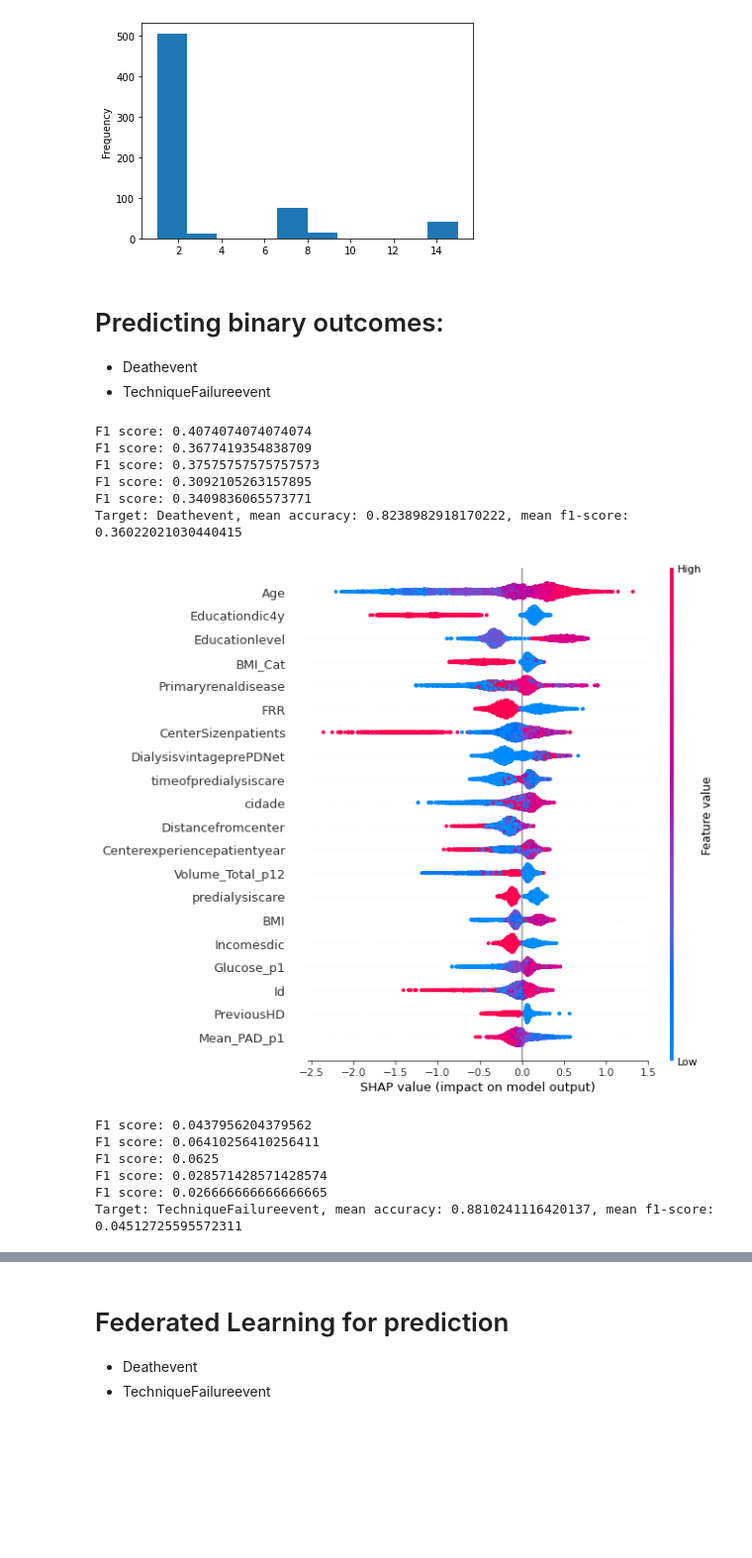
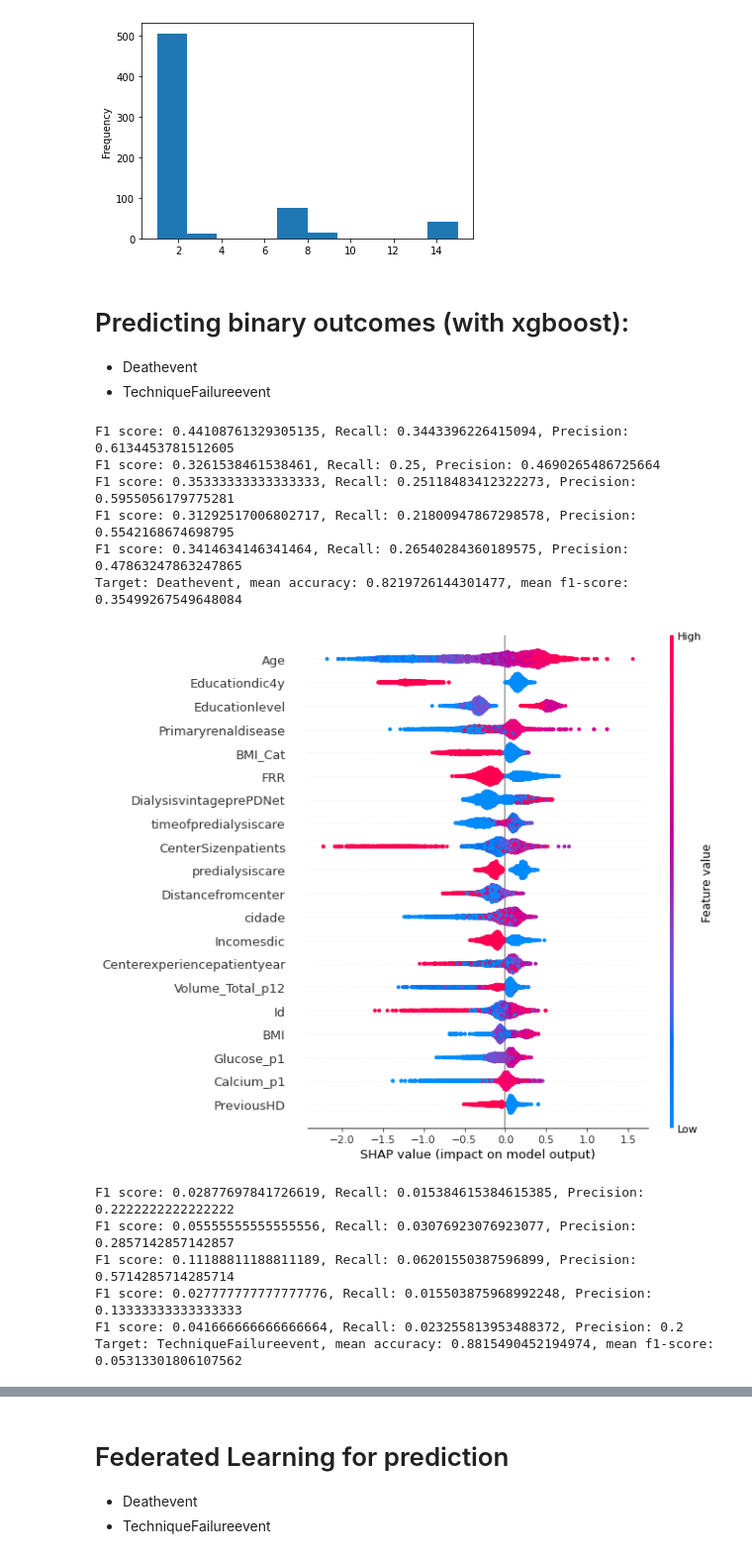
Before and after one commit to YitingZhang1997/MIDAS_Project_2020, a Jupyter notebook: Data_Exploration.ipynb, the cells around one changed output, grey strips where cells are left out. Shown at 99% size. Drawn from its saved outputs; the diff is of its cells as text; code cells hidden in the pictures; blank space fills up the shorter version.

```diff
--- a/Data_Exploration.ipynb
+++ b/Data_Exploration.ipynb
@@ -206,7 +206,7 @@ df_selected[df_selected['TechniqueFailureevent']==1]["Causeofdropout"].plot.hist
 [figure]
 [figure]
 # %% [markdown]
-# Predicting binary outcomes:
+# Predicting binary outcomes (with xgboost):
 
 * Deathevent
 * TechniqueFailureevent
@@ -218,7 +218,7 @@ from sklearn.metrics import accuracy_score
 from sklearn.metrics import f1_score
 from sklearn.metrics import recall_score
 from sklearn.metrics import precision_score
-from sklearn.model_selection import KFold
+from sklearn.model_selection import StratifiedKFold
 from imblearn.over_sampling import SMOTE
 
 targets = ["Deathevent","TechniqueFailureevent"]
@@ -243,7 +243,7 @@ for target in targets:
 
     # apply k-fold cross validation
     k = 5
-    kf = KFold(n_splits=k,shuffle=True,random_state=1)
+    kf = StratifiedKFold(n_splits=k,shuffle=True,random_state=1)
 
     list_shap_values = list()
     list_test_sets = list()
@@ -251,7 +251,7 @@ for target in targets:
     list_f1_score = list()
     j = 0
 
-    for train_index, test_index in kf.split(X):
+    for train_index, test_index in kf.split(X,y):
         X_train, X_test = X.iloc[train_index,:], X.iloc[test_index,:]
         y_train, y_test = y[train_index], y[test_index]
 
@@ -279,45 +279,45 @@ for target in targets:
         shap_values = explainer.shap_values(X_test)
         y_pred = model.predict(X_test)
         normalised_accuracy = accuracy_score(y_test, y_pred)
         f1score = f1_score(y_test, y_pred)
         recall = recall_score(y_test, y_pred)
-        precision = precision_score
-        print(f"F1 score: {f1score}")
+        precision = precision_score(y_test, y_pred)
+        print(f"F1 score: {f1score}, Recall: {recall}, Precision: {precision}")
 
 
         # for each iteration we save the test_set index and the shap_values
         list_shap_values.append(shap_values)
         list_test_sets.append(test_index)
         list_normalised_accuracy.append(normalised_accuracy)
         list_f1_score.append(f1score)
         models.append(model)
 
     #combining results from all iterations
     test_set = list_test_sets[0]
     shap_values = np.array(list_shap_values[0])
     for i in range(0,len(list_test_sets)):
         test_set = np.concatenate((test_set,list_test_sets[i]),axis=0)
         shap_values = np.concatenate((shap_values,np.array(list_shap_values[i])),axis=0)
 
     #bringing back variable names
     X_test = X.iloc[test_set,:]
 
     mean_normalised_accuracy = np.mean(list_normalised_accuracy)
     mean_f1_score = np.mean(list_f1_score)
     print(f"Target: {target}, mean accuracy: {mean_normalised_accuracy}, mean f1-score: {mean_f1_score}")
 
     shap.summary_plot(shap_values, X_test)
 # %% [output]
-F1 score: 0.4074074074074074
-F1 score: 0.3677419354838709
-F1 score: 0.37575757575757573
-F1 score: 0.3092105263157895
-F1 score: 0.3409836065573771
-Target: Deathevent, mean accuracy: 0.8238982918170222, mean f1-score: 0.36022021030440415
+F1 score: 0.44108761329305135, Recall: 0.3443396226415094, Precision: 0.6134453781512605
+F1 score: 0.3261538461538461, Recall: 0.25, Precision: 0.4690265486725664
+F1 score: 0.35333333333333333, Recall: 0.25118483412322273, Precision: 0.5955056179775281
+F1 score: 0.31292517006802717, Recall: 0.21800947867298578, Precision: 0.5542168674698795
+F1 score: 0.3414634146341464, Recall: 0.26540284360189575, Precision: 0.47863247863247865
+Target: Deathevent, mean accuracy: 0.8219726144301477, mean f1-score: 0.35499267549648084
-[figure, old version]
+[figure, new version]
-F1 score: 0.0437956204379562
-F1 score: 0.06410256410256411
-F1 score: 0.0625
-F1 score: 0.028571428571428574
-F1 score: 0.026666666666666665
-Target: TechniqueFailureevent, mean accuracy: 0.8810241116420137, mean f1-score: 0.04512725595572311
+F1 score: 0.02877697841726619, Recall: 0.015384615384615385, Precision: 0.2222222222222222
+F1 score: 0.05555555555555556, Recall: 0.03076923076923077, Precision: 0.2857142857142857
+F1 score: 0.11188811188811189, Recall: 0.06201550387596899, Precision: 0.5714285714285714
+F1 score: 0.027777777777777776, Recall: 0.015503875968992248, Precision: 0.13333333333333333
+F1 score: 0.041666666666666664, Recall: 0.023255813953488372, Precision: 0.2
+Target: TechniqueFailureevent, mean accuracy: 0.8815490452194974, mean f1-score: 0.05313301806107562
```
Also changed, not shown: parts of 3 cells of this notebook, 10 other files.
